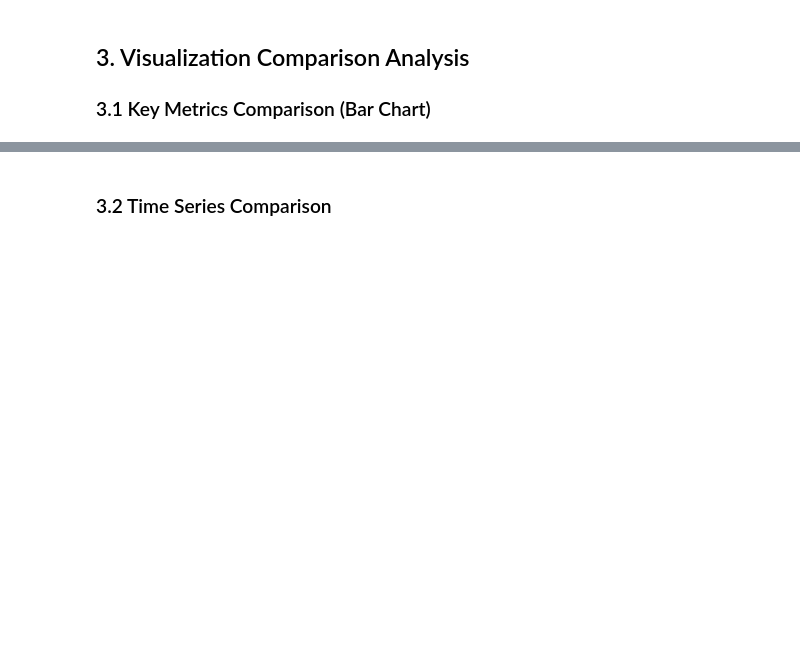
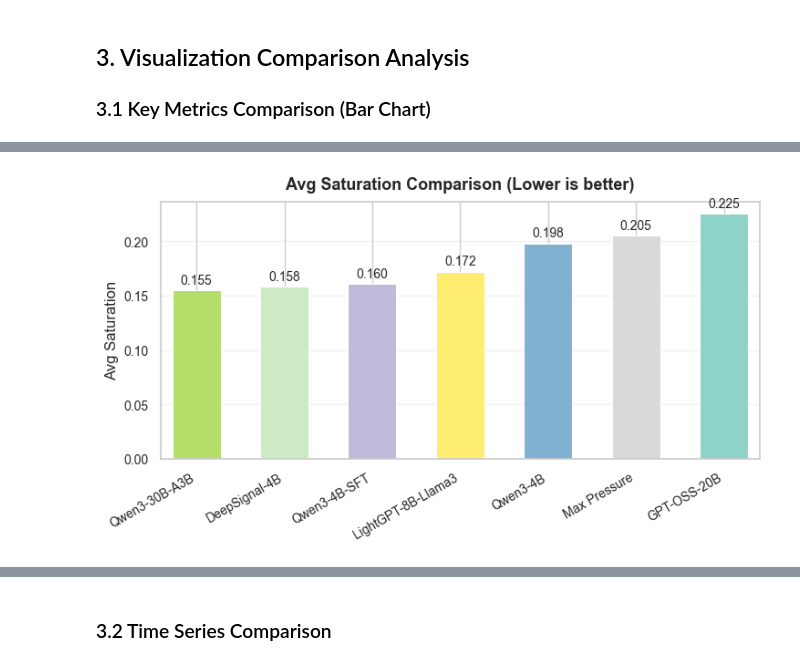
Before and after one commit to AIMSLaboratory/DeepSignal, a Jupyter notebook: traffic_control_comparison.ipynb, the cells around one changed output, grey strips where cells are left out. Saved outputs shown, nothing was run; the diff lists cells and outputs as text; code cells hidden in the pictures; blank space fills up the shorter version.

```diff
--- a/traffic_control_comparison.ipynb
+++ b/traffic_control_comparison.ipynb
@@ -159,0 +221,93 @@ plt.show()
+# %%
+# Generate 3 separate bar charts with consistent per-model colors (compact + readable)
+import os
+
+os.makedirs('images', exist_ok=True)
+
+# Compact, readable defaults (bigger text, tighter layout)
+sns.set_theme(style='whitegrid')
+plt.rcParams.update(
+    {
+        'axes.titlesize': 13,
+        'axes.labelsize': 12,
+        'xtick.labelsize': 10,
+        'ytick.labelsize': 10,
+    }
+)
+
+# Build a stable color mapping across charts (same model -> same color)
+model_list = list(models)
+palette = plt.cm.Set3(np.linspace(0, 1, len(model_list)))
+color_map = {m: palette[i] for i, m in enumerate(model_list)}
+
+charts = [
+    (
+        'Avg Saturation',
+        'average_saturation',
+        'Avg Saturation',
+        'Lower is better',
+        'images/avg_saturation_comparison.png',
+    ),
+    (
+        'Avg Queue Length',
+        'average_queue_length',
+        'Avg Queue Length',
+        'Lower is better',
+        'images/avg_queue_length_comparison.png',
+    ),
+    (
+        'Avg Congestion Index',
+        'congestion_index',
+        'Avg Congestion Index',
+        'Lower is better',
+        'images/avg_congestion_index_comparison.png',
+    ),
+]
+
+for title, col, ylabel, note, out_path in charts:
+    # More compact figure + narrower bars
+    fig, ax = plt.subplots(figsize=(7.4, 4.2))
+
+    avg_values = all_data.groupby('model')[col].mean().sort_values()
+    bar_colors = [color_map.get(m, (0.6, 0.6, 0.6, 1.0)) for m in avg_values.index]
+
+    x = np.arange(len(avg_values))
+    bar_width = 0.55
+    bars = ax.bar(
+        x,
+        avg_values.values,
+        width=bar_width,
+        color=bar_colors,
+        edgecolor='white',
+        linewidth=0.8,
+    )
+
+    ax.set_xticks(x)
+    ax.set_xticklabels(avg_values.index, rotation=30, ha='right')
+    ax.set_ylabel(ylabel)
+    ax.set_title(f'{title} Comparison ({note})', fontweight='bold', pad=10)
+    ax.grid(axis='y', alpha=0.25)
+    ax.set_axisbelow(True)
+    ax.margins(x=0.02)
+
+    # Bigger value labels
+    labels = [f'{v:.3f}' for v in avg_values.values]
+    if hasattr(ax, 'bar_label'):
+        ax.bar_label(bars, labels=labels, padding=3, fontsize=10)
+    else:
+        for bar, lab in zip(bars, labels):
+            height = bar.get_height()
+            ax.text(
+                bar.get_x() + bar.get_width() / 2.0,
+                height,
+                lab,
+                ha='center',
+                va='bottom',
+                fontsize=10,
+            )
+
+    plt.tight_layout(pad=0.6)
+    plt.savefig(out_path, dpi=300, bbox_inches='tight')
+    print(f"✓ Chart saved: {out_path}")
+    plt.show()
+# %% [output]
@@ -159,0 +315 @@ plt.show()
+[figure, added]
```
Also changed, not shown: parts of 6 cells of this notebook, 7 other files.
